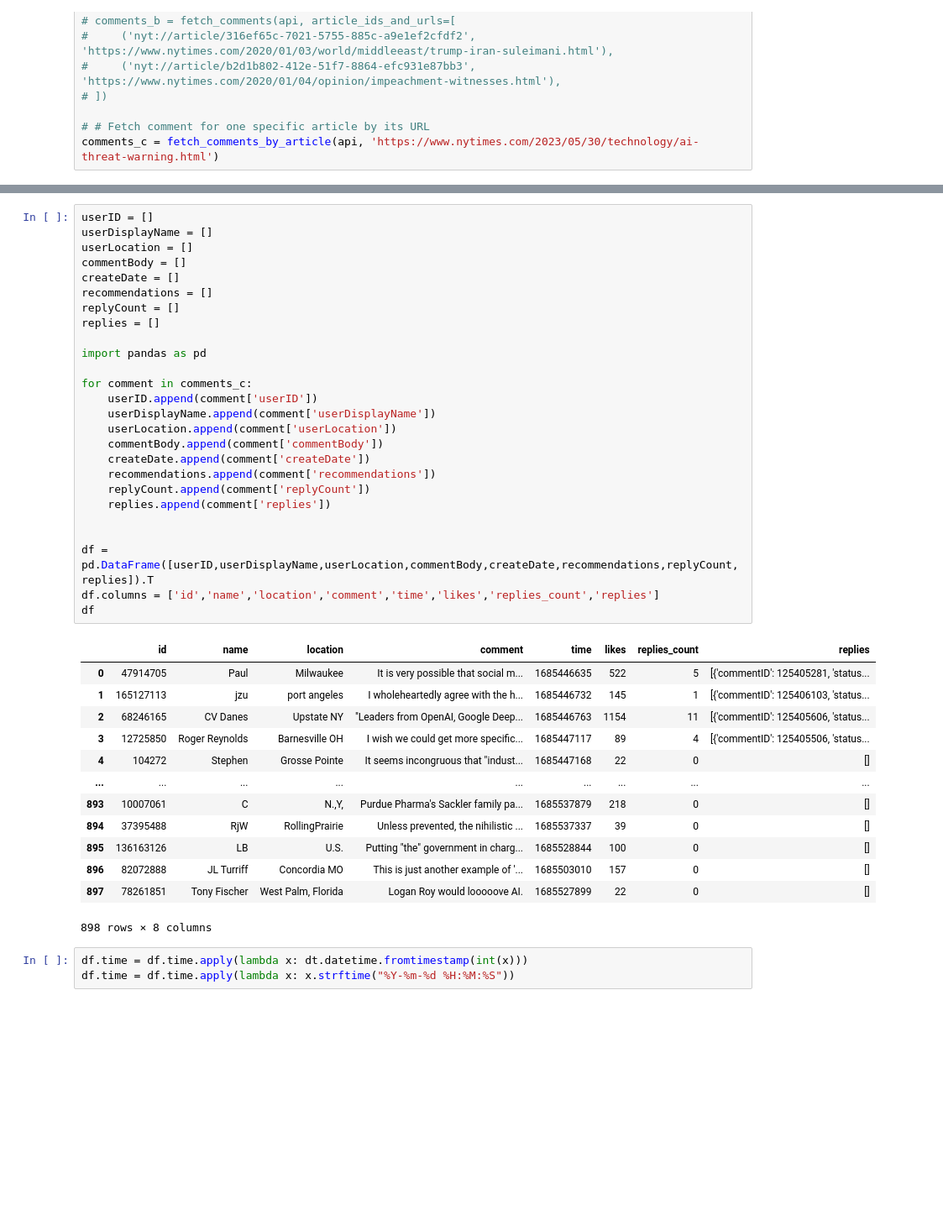
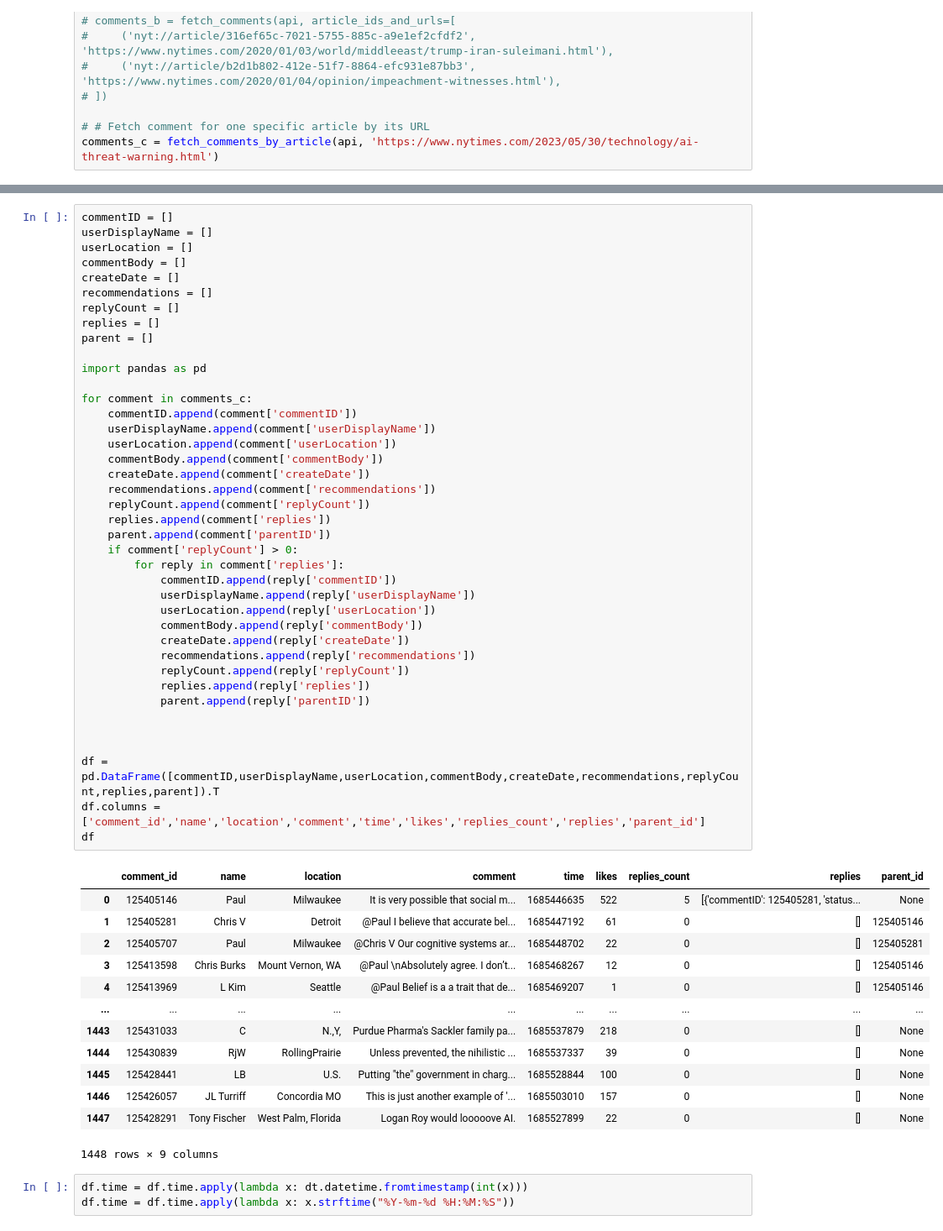
Before and after one commit to isevr/nytimes, a Jupyter notebook: nytimes-scrape-sa.ipynb, the cells around one changed output, grey strips where cells are left out. Shown at 84% size. Saved outputs shown, nothing was run; the diff lists cells and outputs as text; blank space fills up the shorter version.

```diff
--- a/nytimes-scrape-sa.ipynb
+++ b/nytimes-scrape-sa.ipynb
@@ -48,43 +28,57 @@ comments_c[0]
 # %%
-userID = []
+commentID = []
 userDisplayName = []
 userLocation = []
 commentBody = []
 createDate = []
 recommendations = []
 replyCount = []
 replies = []
+parent = []
 
 import pandas as pd
 
 for comment in comments_c:
-    userID.append(comment['userID'])
+    commentID.append(comment['commentID'])
     userDisplayName.append(comment['userDisplayName'])
     userLocation.append(comment['userLocation'])
     commentBody.append(comment['commentBody'])
     createDate.append(comment['createDate'])
     recommendations.append(comment['recommendations'])
     replyCount.append(comment['replyCount'])
     replies.append(comment['replies'])
+    parent.append(comment['parentID'])
+    if comment['replyCount'] > 0:
+        for reply in comment['replies']:
+            commentID.append(reply['commentID'])
+            userDisplayName.append(reply['userDisplayName'])
+            userLocation.append(reply['userLocation'])
+            commentBody.append(reply['commentBody'])
+            createDate.append(reply['createDate'])
+            recommendations.append(reply['recommendations'])
+            replyCount.append(reply['replyCount'])
+            replies.append(reply['replies'])
+            parent.append(reply['parentID'])
 
 
-df = pd.DataFrame([userID,userDisplayName,userLocation,commentBody,createDate,recommendations,replyCount,replies]).T
-df.columns = ['id','name','location','comment','time','likes','replies_count','replies']
+
+df = pd.DataFrame([commentID,userDisplayName,userLocation,commentBody,createDate,recommendations,replyCount,replies,parent]).T
+df.columns = ['comment_id','name','location','comment','time','likes','replies_count','replies','parent_id']
 df
 # %% [output]
-|  | id | name | location | comment | time | likes | replies_count | replies |
-| 0 | 47914705 | Paul | Milwaukee | It is very possible that social m... | 1685446635 | 522 | 5 | [{'commentID': 125405281, 'status... |
-| 1 | 165127113 | jzu | port angeles | I wholeheartedly agree with the h... | 1685446732 | 145 | 1 | [{'commentID': 125406103, 'status... |
-| 2 | 68246165 | CV Danes | Upstate NY | "Leaders from OpenAI, Google Deep... | 1685446763 | 1154 | 11 | [{'commentID': 125405606, 'status... |
-| 3 | 12725850 | Roger Reynolds | Barnesville OH | I wish we could get more specific... | 1685447117 | 89 | 4 | [{'commentID': 125405506, 'status... |
-| 4 | 104272 | Stephen | Grosse Pointe | It seems incongruous that "indust... | 1685447168 | 22 | 0 | [] |
-| ... | ... | ... | ... | ... | ... | ... | ... | ... |
-| 893 | 10007061 | C | N.,Y, | Purdue Pharma's Sackler family pa... | 1685537879 | 218 | 0 | [] |
-| 894 | 37395488 | RjW | RollingPrairie | Unless prevented, the nihilistic ... | 1685537337 | 39 | 0 | [] |
-| 895 | 136163126 | LB | U.S. | Putting "the" government in charg... | 1685528844 | 100 | 0 | [] |
-| 896 | 82072888 | JL Turriff | Concordia MO | This is just another example of '... | 1685503010 | 157 | 0 | [] |
-| 897 | 78261851 | Tony Fischer | West Palm, Florida | Logan Roy would looooove AI. | 1685527899 | 22 | 0 | [] |
+|  | comment_id | name | location | comment | time | likes | replies_count | replies | parent_id |
+| 0 | 125405146 | Paul | Milwaukee | It is very possible that social m... | 1685446635 | 522 | 5 | [{'commentID': 125405281, 'status... | None |
+| 1 | 125405281 | Chris V | Detroit | @Paul I believe that accurate bel... | 1685447192 | 61 | 0 | [] | 125405146 |
+| 2 | 125405707 | Paul | Milwaukee | @Chris V Our cognitive systems ar... | 1685448702 | 22 | 0 | [] | 125405281 |
+| 3 | 125413598 | Chris Burks | Mount Vernon, WA | @Paul \nAbsolutely agree. I don’t... | 1685468267 | 12 | 0 | [] | 125405146 |
+| 4 | 125413969 | L Kim | Seattle | @Paul Belief is a a trait that de... | 1685469207 | 1 | 0 | [] | 125405146 |
+| ... | ... | ... | ... | ... | ... | ... | ... | ... | ... |
+| 1443 | 125431033 | C | N.,Y, | Purdue Pharma's Sackler family pa... | 1685537879 | 218 | 0 | [] | None |
+| 1444 | 125430839 | RjW | RollingPrairie | Unless prevented, the nihilistic ... | 1685537337 | 39 | 0 | [] | None |
+| 1445 | 125428441 | LB | U.S. | Putting "the" government in charg... | 1685528844 | 100 | 0 | [] | None |
+| 1446 | 125426057 | JL Turriff | Concordia MO | This is just another example of '... | 1685503010 | 157 | 0 | [] | None |
+| 1447 | 125428291 | Tony Fischer | West Palm, Florida | Logan Roy would looooove AI. | 1685527899 | 22 | 0 | [] | None |
-898 rows × 8 columns
+1448 rows × 9 columns
 # %%
 df.time = df.time.apply(lambda x: dt.datetime.fromtimestamp(int(x)))
 df.time = df.time.apply(lambda x: x.strftime("%Y-%m-%d %H:%M:%S"))
```
Also changed, not shown: parts of 24 cells of this notebook, 9 other files.
